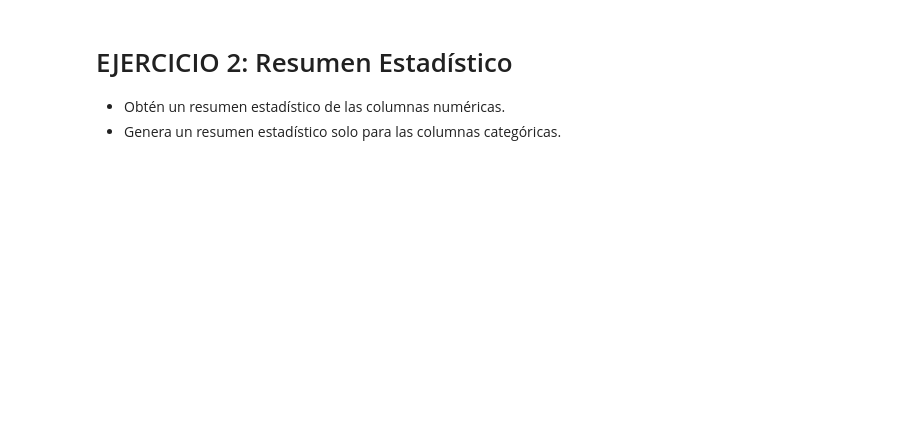
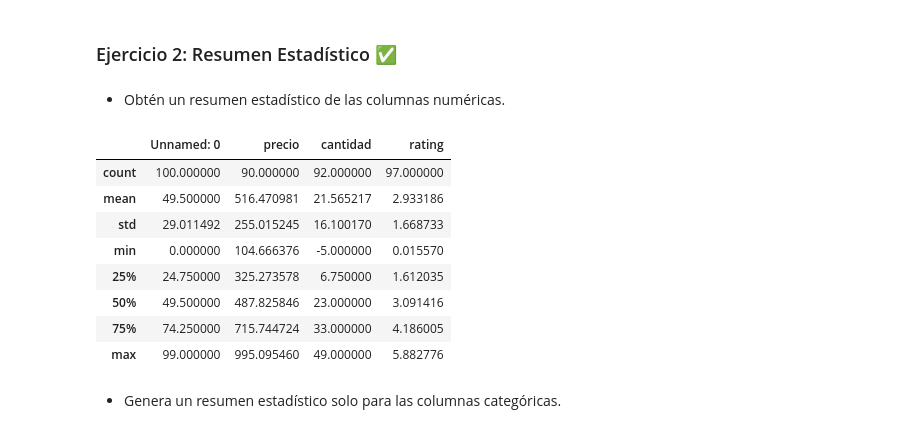
Before and after one commit to WilerMS/learning-ai-bigdata, a Jupyter notebook: python/pandas/challenges/sales/exercises.ipynb, the cells around one changed output. Saved outputs shown, nothing was run; the diff lists cells and outputs as text; code cells hidden in the pictures; blank space fills up the shorter version.

```diff
--- a/python/pandas/challenges/sales/exercises.ipynb
+++ b/python/pandas/challenges/sales/exercises.ipynb
@@ -39,4 +39,18 @@ dtype: object
+# %% [markdown]
+### Ejercicio 2: Resumen Estadístico ✅
+# %% [markdown]
+- Obtén un resumen estadístico de las columnas numéricas.
+# %%
+df.describe()
+# %% [output]
+|  | Unnamed: 0 | precio | cantidad | rating |
+| count | 100.000000 | 90.000000 | 92.000000 | 97.000000 |
+| mean | 49.500000 | 516.470981 | 21.565217 | 2.933186 |
+| std | 29.011492 | 255.015245 | 16.100170 | 1.668733 |
+| min | 0.000000 | 104.666376 | -5.000000 | 0.015570 |
+| 25% | 24.750000 | 325.273578 | 6.750000 | 1.612035 |
+| 50% | 49.500000 | 487.825846 | 23.000000 | 3.091416 |
+| 75% | 74.250000 | 715.744724 | 33.000000 | 4.186005 |
+| max | 99.000000 | 995.095460 | 49.000000 | 5.882776 |
 # %% [markdown]
-# EJERCICIO 2: Resumen Estadístico
-  - Obtén un resumen estadístico de las columnas numéricas.
-  - Genera un resumen estadístico solo para las columnas categóricas.
+- Genera un resumen estadístico solo para las columnas categóricas.
```
Also changed, not shown: parts of 28 cells of this notebook.
